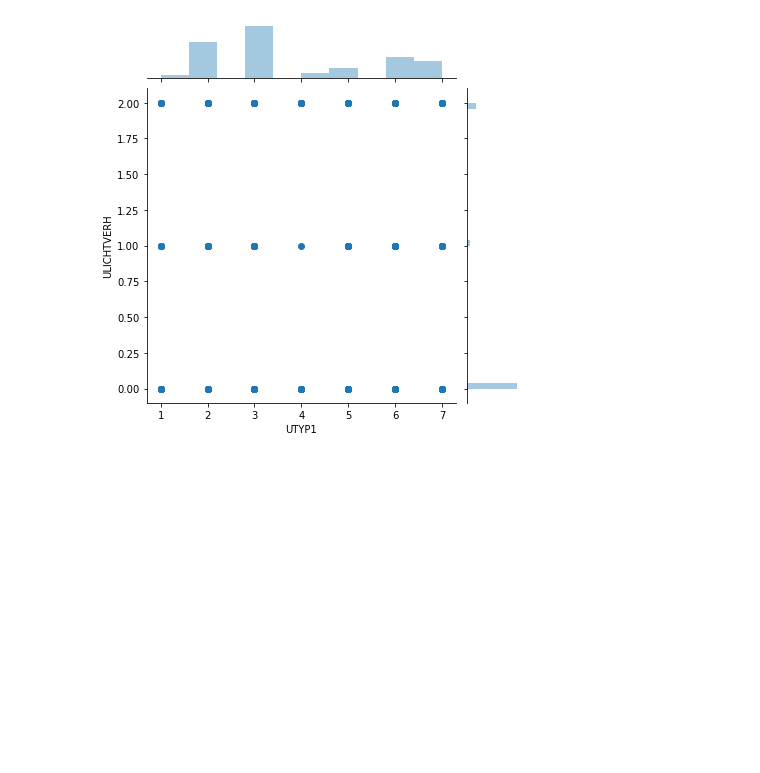
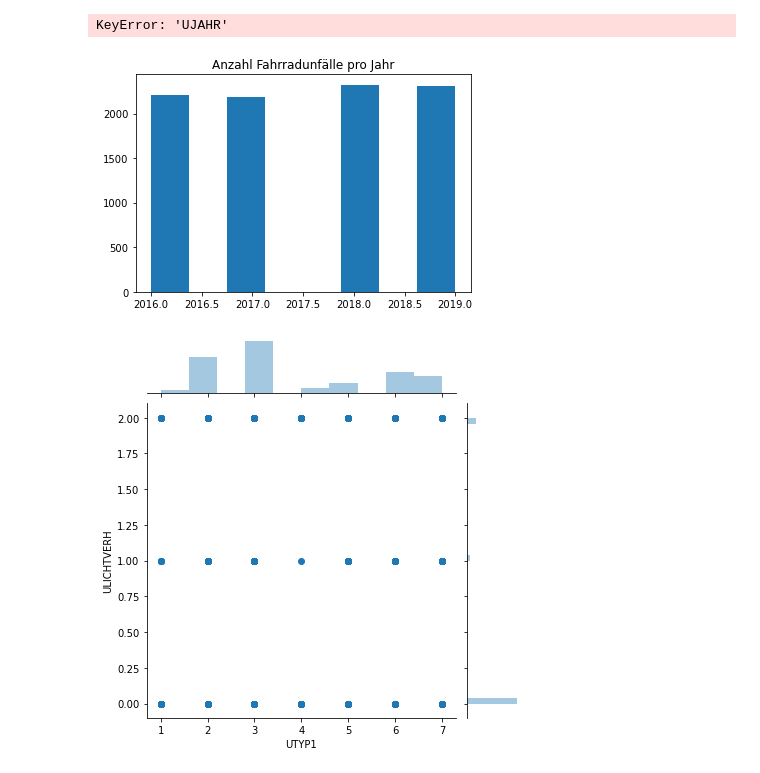
Before and after one commit to NicSch1992/TechLabsHH, a Jupyter notebook: RadUnfall2019.ipynb, the cells around one changed output. Cells and saved outputs as stored; diff of their text form; code cells hidden in the pictures; blank space fills up the shorter version.

```diff
--- a/RadUnfall2019.ipynb
+++ b/RadUnfall2019.ipynb
@@ -93,0 +534,5 @@ NameError: name 'unfall2019' is not defined
+# %%
+df['IstKrad'] = df['IstKrad'].apply(str)
+df['IstKrad'] = df['IstKrad'].str.replace("0","ohne Kraftrad")
+df['IstKrad'] = df['IstKrad'].str.replace("1","mit Kraftrad")
+df['IstKrad'].value_counts()
@@ -93,0 +549,5 @@ NameError: name 'unfall2019' is not defined
+# %%
+df['IstGkfz'] = df['IstGkfz'].apply(str)
+df['IstGkfz'] = df['IstGkfz'].str.replace("0","ohne GKFZ")
+df['IstGkfz'] = df['IstGkfz'].str.replace("1","mit GKFZ")
+df['IstGkfz'].value_counts()
@@ -93,0 +559,6 @@ NameError: name 'unfall2019' is not defined
+# %%
+df['STRZUSTAND'] = df['STRZUSTAND'].apply(str)
+df['STRZUSTAND'] = df['STRZUSTAND'].str.replace("0","trocken")
+df['STRZUSTAND'] = df['STRZUSTAND'].str.replace("1","nass/feucht/schlüpfrig")
+df['STRZUSTAND'] = df['STRZUSTAND'].str.replace("2","winterglatt")
+df['STRZUSTAND'].value_counts()
@@ -93,0 +570,5 @@ NameError: name 'unfall2019' is not defined
+# %%
+df['IstSonstig'] = df['IstSonstig'].apply(str)
+df['IstSonstig'] = df['IstSonstig'].str.replace("0","ohne Beteiligung anderer Fahrzeuge")
+df['IstSonstig'] = df['IstSonstig'].str.replace("1","mit Beteiligung anderer Fahrzeuge")
+df['IstSonstig'].value_counts()
@@ -93,0 +589,4 @@ NameError: name 'unfall2019' is not defined
+# %%
+df.groupby(['UJAHR','UMONAT'])['ULICHTVERH'].count()
+# %% [output]
+KeyError: 'UJAHR'
@@ -93,0 +595,5 @@ NameError: name 'unfall2019' is not defined
+# %%
+plt.hist(df['UJAHR'], bins=8);
+plt.title('Anzahl Fahrradunfälle pro Jahr')
+# %% [output]
+[figure, added]
```
Also changed, not shown: parts of 78 cells of this notebook.
